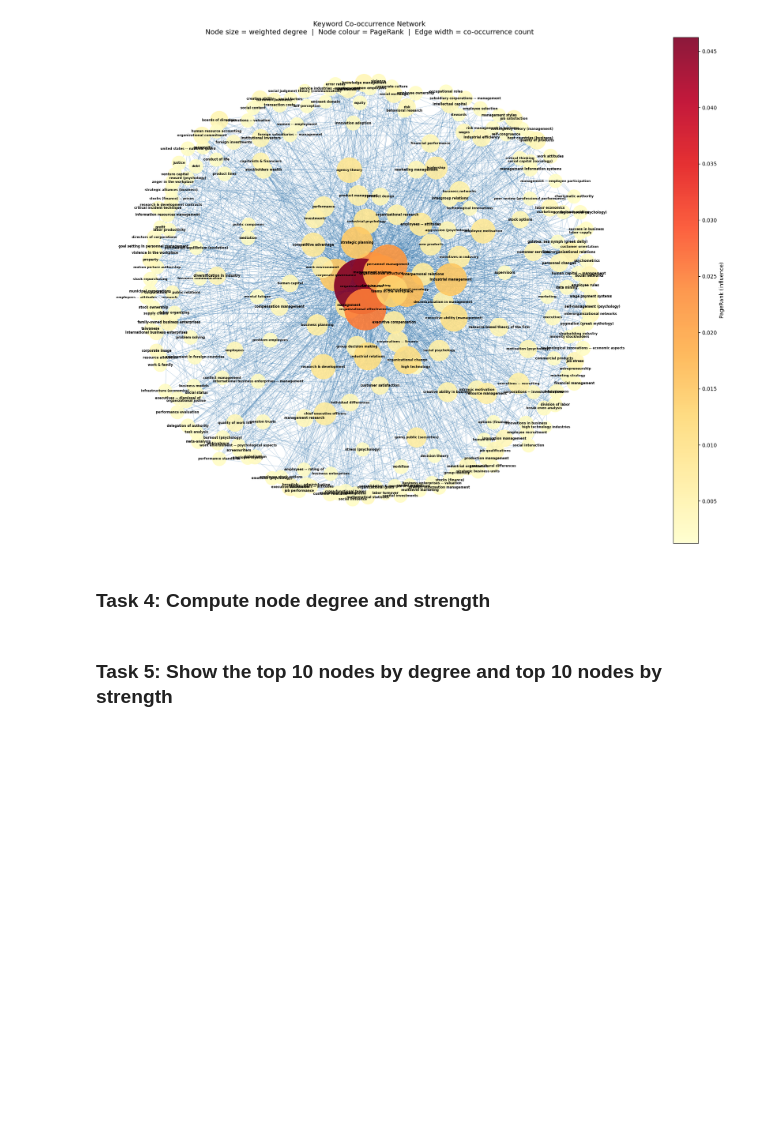
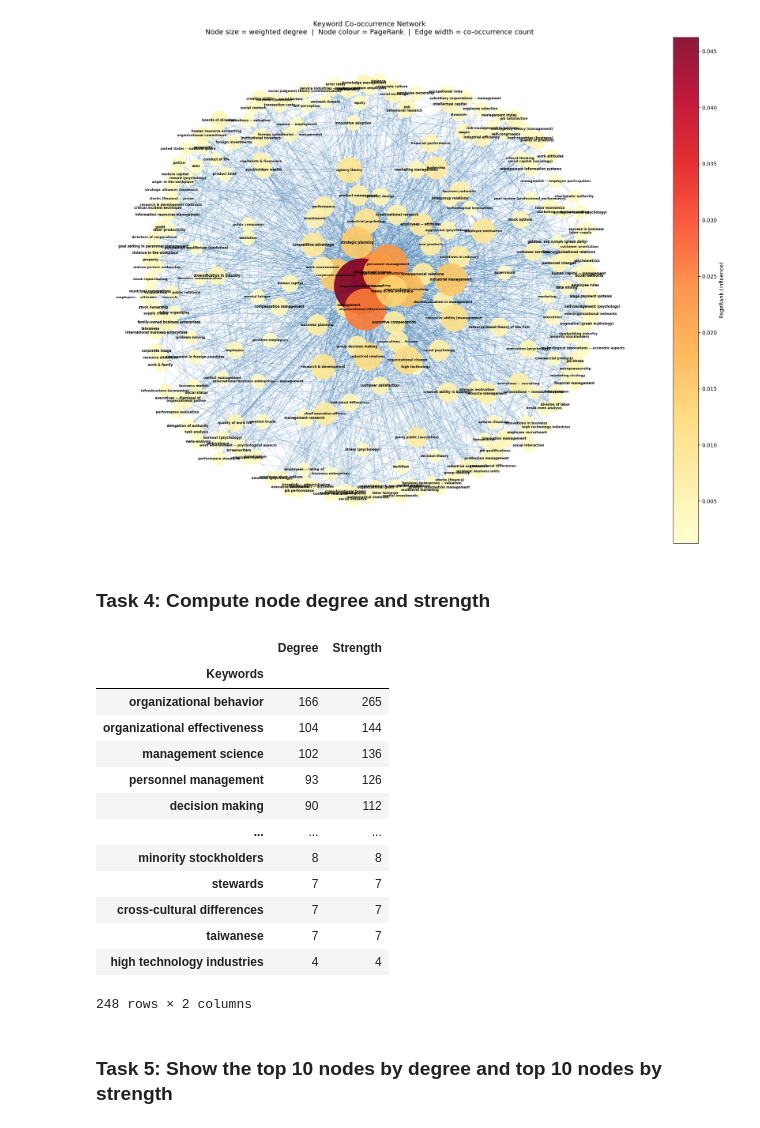
Before and after one commit to Ivory-Uche/School-Project-3, a Jupyter notebook: Project 3.ipynb, the cells around one changed output. Cells and saved outputs as stored; diff of their text form; code cells hidden in the pictures; blank space fills up the shorter version.

```diff
--- a/Project 3.ipynb
+++ b/Project 3.ipynb
@@ -201,2 +199,33 @@ management                                   53     0.009334  0.009132
+# %%
+## YOUR CODE HERE
+# Compute node degree and strength
+# Degree   = number of distinct keywords a node is connected to (unweighted)
+# Strength = sum of edge weights for a node (weighted degree)
+degree   = dict(G.degree())                   # unweighted: counts edges
+strength = dict(G.degree(weight="weight"))    # weighted:   sums co-occurrence counts
+
+metrics_df = pd.DataFrame({
+    "Degree"  : degree,
+    "Strength": strength,
+}).sort_values("Strength", ascending=False)
+
+metrics_df.index.name = "Keywords"
+
+metrics_df
+# %% [output]
+|  | Degree | Strength |
+| Keywords |  |  |
+| organizational behavior | 166 | 265 |
+| organizational effectiveness | 104 | 144 |
+| management science | 102 | 136 |
+| personnel management | 93 | 126 |
+| decision making | 90 | 112 |
+| ... | ... | ... |
+| minority stockholders | 8 | 8 |
+| stewards | 7 | 7 |
+| cross-cultural differences | 7 | 7 |
+| taiwanese | 7 | 7 |
+| high technology industries | 4 | 4 |
+248 rows × 2 columns
 # %% [markdown]
 ### **Task 5:**  Show the top 10 nodes by degree and top 10 nodes by strength
```
Also changed, not shown: parts of 3 cells of this notebook.
